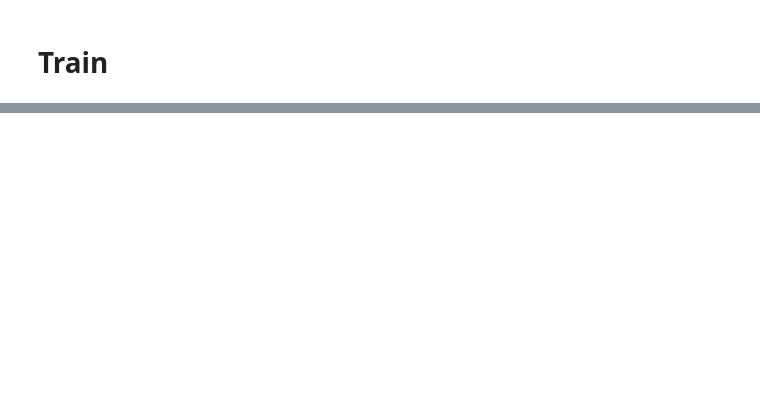
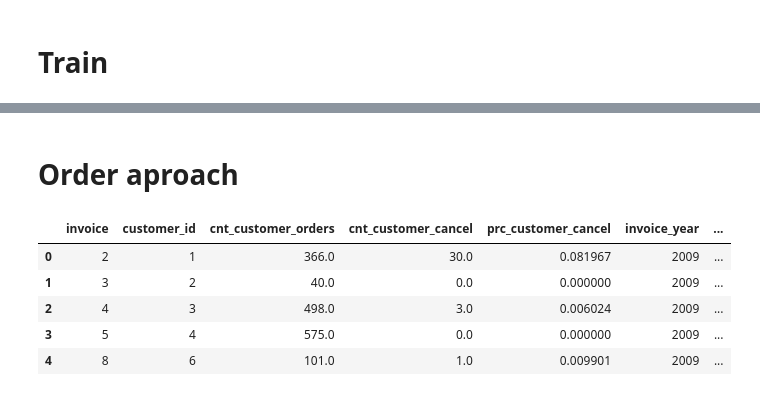
Before and after one commit to JakubStanczak/Order_cancelation_pred, a Jupyter notebook: Konkurs_JS.ipynb, the cells around one changed output, grey strips where cells are left out. Cells and saved outputs as stored; diff of their text form; code cells hidden in the pictures; blank space fills up the shorter version.

```diff
--- a/Konkurs_JS.ipynb
+++ b/Konkurs_JS.ipynb
@@ -395,3 +358,41 @@ test['total_return'] = test['price_total'] * test['is_canceled']
 result = test.groupby('invoice')['total_return'].agg(np.sum).to_frame().reset_index()
 
 result[ ['invoice', 'total_return'] ].to_csv('../../../output/xgb_and_cnt_features.csv', index=False)
+# %% [markdown]
+# Order aproach
+# %%
+def group_orders(df, params_to_group_by, params_to_agg, agg_fun, label_in_df):
+    orders = df.groupby(params_to_group_by)[params_to_agg].agg(agg_fun).reset_index()
+
+    if label_in_df:
+        orders['is_canceled'] = orders['is_canceled'].map(lambda x: True if x>0 else False)
+        orders['total_return'] = orders['price_total'] * orders['is_canceled']
+    return orders
+# %%
+params_to_group_by = ['invoice', 'customer_id', 'cnt_customer_orders', 'cnt_customer_cancel', 'prc_customer_cancel', 'invoice_year', 'invoice_day_of_y']
+params_to_sum = ['price_total', 'is_canceled']
+params_to_mean = ['cnt_product_orders', 'cnt_product_cancel', 'prc_product_cancel', 'stock_word_score']
+# %%
+train_group1 = group_orders(train, params_to_group_by, params_to_sum, np.sum, True)
+train_group2 = group_orders(train, params_to_group_by, params_to_mean, np.mean, False)
+test_group1 = group_orders(train, params_to_group_by, params_to_sum, np.sum, False)
+test_group2 = group_orders(train, params_to_group_by, params_to_mean, np.mean, False)
+# %%
+train_group = train_group2
+train_group['price_total'] = train_group1['price_total']
+train_group['is_canceled'] = train_group1['is_canceled']
+train_group['total_return'] = train_group1['total_return']
+
+test_group = test_group2
+test_group['price_total'] = train_group1['price_total']
+
+del train_group1, train_group2, test_group1, test_group2
+# %%
+train_group.head()
+# %% [output]
+|  | invoice | customer_id | cnt_customer_orders | cnt_customer_cancel | prc_customer_cancel | invoice_year | ... |
+| 0 | 2 | 1 | 366.0 | 30.0 | 0.081967 | 2009 | ... |
+| 1 | 3 | 2 | 40.0 | 0.0 | 0.000000 | 2009 | ... |
+| 2 | 4 | 3 | 498.0 | 3.0 | 0.006024 | 2009 | ... |
+| 3 | 5 | 4 | 575.0 | 0.0 | 0.000000 | 2009 | ... |
+| 4 | 8 | 6 | 101.0 | 1.0 | 0.009901 | 2009 | ... |
```
Also changed, not shown: parts of 38 cells of this notebook.
